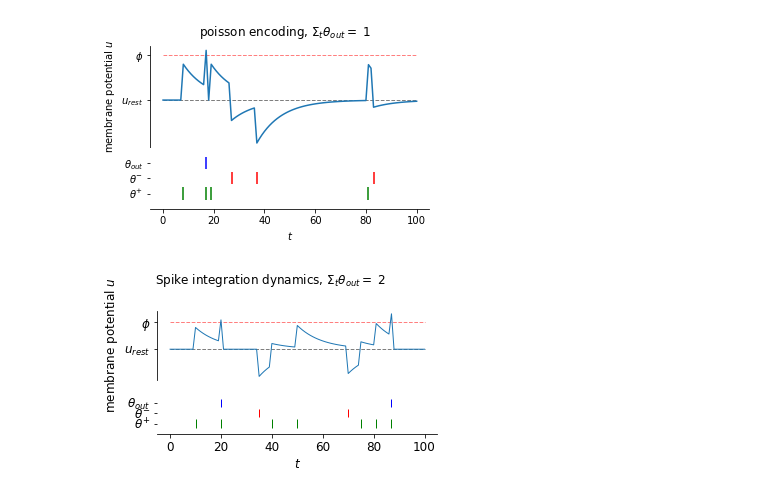
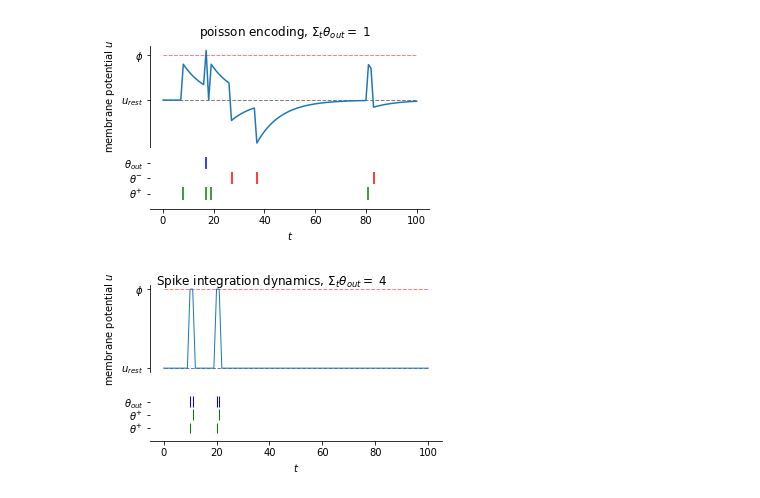
Before and after one commit to jhuebotter/SpikingVAE, a Jupyter notebook: notebooks/spike_integration.ipynb, the cells around one changed output. Cells and saved outputs as stored; diff of their text form; code cells hidden in the pictures.

Commit message:
analysis - plotting

```diff
--- a/notebooks/spike_integration.ipynb
+++ b/notebooks/spike_integration.ipynb
@@ -209,29 +209,29 @@ run_simulation()
 [figure]
 # %%
 steps = 100
-spikes_in = [[10, 20, 40, 50, 75, 81, 87],
-             [35, 70]]
-weights_in = [0.8, -1.0]
+spikes_in = [[10, 20],
+             [11, 21]]
+weights_in = [1.0, 1.0]
 
 u_t, spikes_out = integrate_spike_trains(steps,
                                          spikes_in,
                                          weights_in,
                                          threshold,
                                          tau,
                                          u_rest,
                                          u0
                                          )
 
 title = f"Spike integration dynamics,"
 plot_spike_integration(steps,
                        spikes_in,
                        weights_in,
                        u_t,
                        spikes_out,
                        u_rest,
                        threshold,
                        title=title,
                        file="integration_demo.svg"
                        )
 # %% [output]
-[figure, old version]
+[figure, new version]
```
Also changed, not shown: parts of 1 cell of this notebook, 8 other files.
